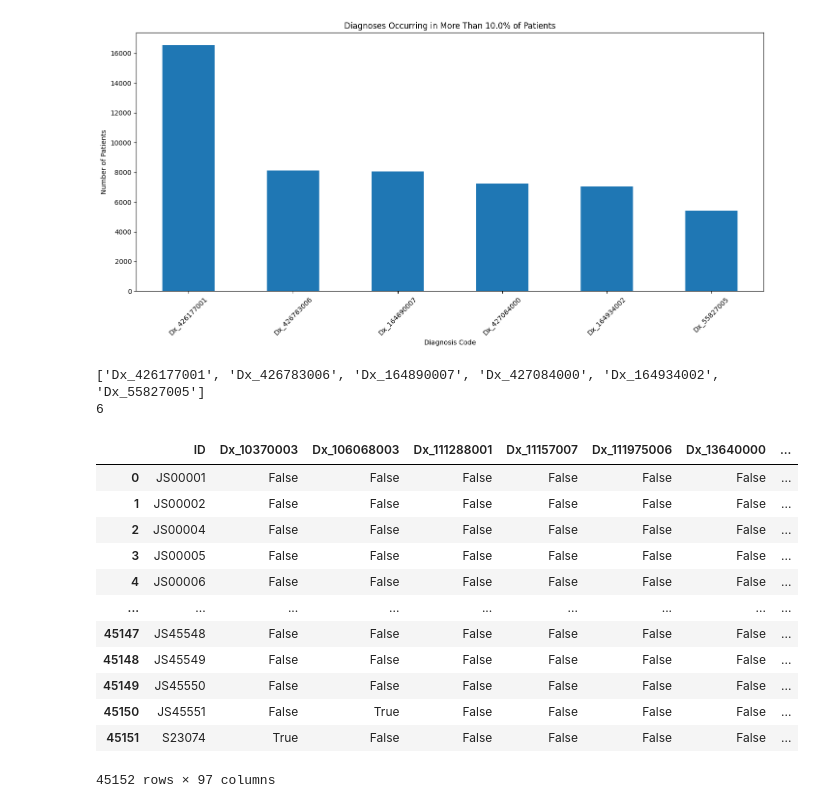
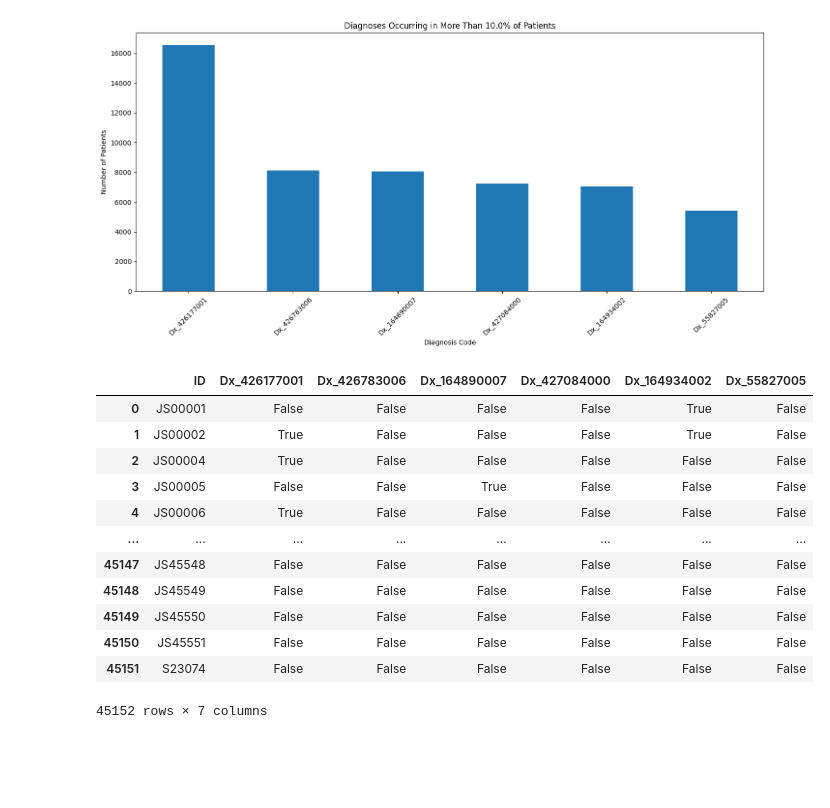
Before and after one commit to MilkCatt/ECG-HeartNet, a Jupyter notebook: scripts/EDA.ipynb, the cells around one changed output. Cells and saved outputs as stored; diff of their text form; code cells hidden in the pictures; blank space fills up the shorter version.

```diff
--- a/scripts/EDA.ipynb
+++ b/scripts/EDA.ipynb
@@ -75,46 +79,21 @@ plt.show()
 # %%
 # Diagnosis names (column names) that passed the threshold
 selected_diagnoses = list(filtered_counts.index)
 
-print(selected_diagnoses)
-print(len(selected_diagnoses))
+df_10 = df[['ID'] + list(filtered_counts.index)]
+
+display(df_10)
 # %% [output]
+|  | ID | Dx_426177001 | Dx_426783006 | Dx_164890007 | Dx_427084000 | Dx_164934002 | Dx_55827005 |
+| 0 | JS00001 | False | False | False | False | True | False |
+| 1 | JS00002 | True | False | False | False | True | False |
+| 2 | JS00004 | True | False | False | False | False | False |
+| 3 | JS00005 | False | False | True | False | False | False |
+| 4 | JS00006 | True | False | False | False | False | False |
+| ... | ... | ... | ... | ... | ... | ... | ... |
+| 45147 | JS45548 | False | False | False | False | False | False |
+| 45148 | JS45549 | False | False | False | False | False | False |
+| 45149 | JS45550 | False | False | False | False | False | False |
+| 45150 | JS45551 | False | False | False | False | False | False |
+| 45151 | S23074 | False | False | False | False | False | False |
-['Dx_426177001', 'Dx_426783006', 'Dx_164890007', 'Dx_427084000', 'Dx_164934002', 'Dx_55827005']
-6
+45152 rows × 7 columns
-# %%
-# 1. Drop the ID column to work only on diagnoses
-diagnosis_columns = df.columns.drop('ID')
-
-# 2. Total number of patients
-total_patients = len(df)
-
-# 3. Sum True values (count how many patients have each diagnosis)
-diagnosis_counts = df[diagnosis_columns].sum()
-
-# 4. Define thresholds
-threshold_1_percent = total_patients * 0.01  # 1%
-threshold_10_percent = total_patients * 0.10  # 10%
-
-# 5. Identify which diagnosis columns are "common"
-diagnoses_above_1_percent = diagnosis_counts[diagnosis_counts >= threshold_1_percent].index
-diagnoses_above_10_percent = diagnosis_counts[diagnosis_counts >= threshold_10_percent].index
-
-# 6. For each patient, check if they have any "common" diagnoses
-df['has_common_diagnosis_1_percent'] = df[diagnoses_above_1_percent].any(axis=1)
-df['has_common_diagnosis_10_percent'] = df[diagnoses_above_10_percent].any(axis=1)
-
-display(df)
-# %% [output]
-|  | ID | Dx_10370003 | Dx_106068003 | Dx_111288001 | Dx_11157007 | Dx_111975006 | Dx_13640000 | ... |
-| 0 | JS00001 | False | False | False | False | False | False | ... |
-| 1 | JS00002 | False | False | False | False | False | False | ... |
-| 2 | JS00004 | False | False | False | False | False | False | ... |
-| 3 | JS00005 | False | False | False | False | False | False | ... |
-| 4 | JS00006 | False | False | False | False | False | False | ... |
-| ... | ... | ... | ... | ... | ... | ... | ... | ... |
-| 45147 | JS45548 | False | False | False | False | False | False | ... |
-| 45148 | JS45549 | False | False | False | False | False | False | ... |
-| 45149 | JS45550 | False | False | False | False | False | False | ... |
-| 45150 | JS45551 | False | True | False | False | False | False | ... |
-| 45151 | S23074 | True | False | False | False | False | False | ... |
-45152 rows × 97 columns
```
Also changed, not shown: parts of 9 cells of this notebook, 3 other files.
